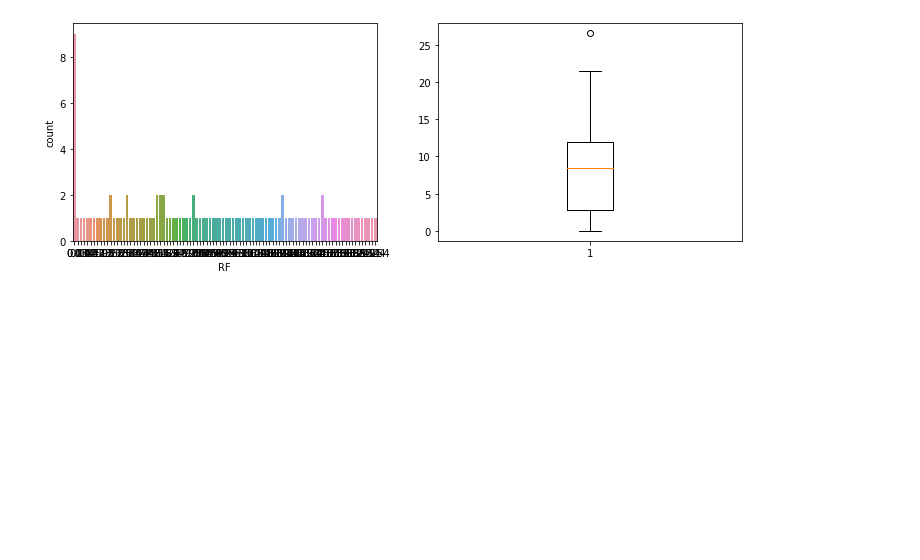
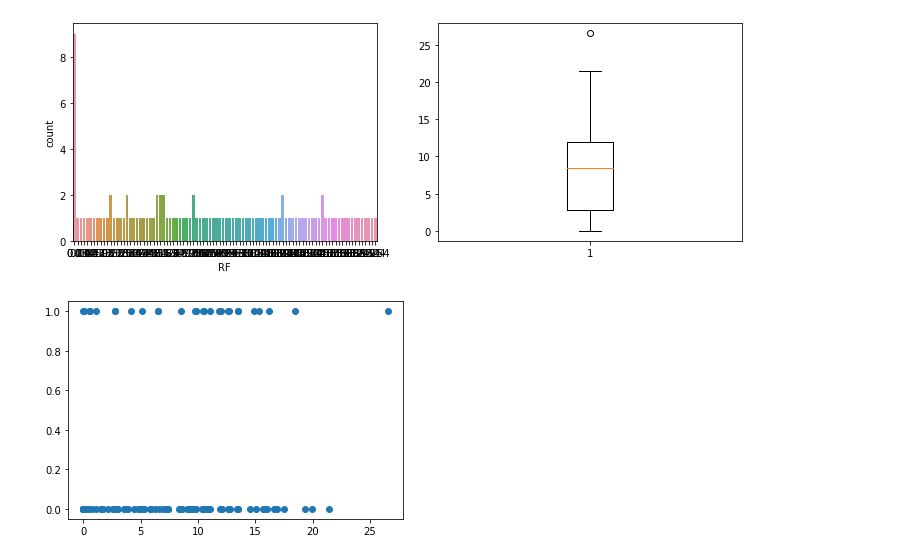
Before and after one commit to martinpdab/tugasscdl, a Jupyter notebook: skenario5.ipynb, the cells around one changed output. Saved outputs shown, nothing was run; the diff lists cells and outputs as text; code cells hidden in the pictures; blank space fills up the shorter version.

```diff
--- a/skenario5.ipynb
+++ b/skenario5.ipynb
@@ -99,3 +99,8 @@ plt.boxplot(data['RF'])
 plt.show()
 # %% [output]
 [figure]
+# %%
+plt.scatter(data['RF'], data['OS'])
+plt.show()
+# %% [output]
+[figure, added]
```
